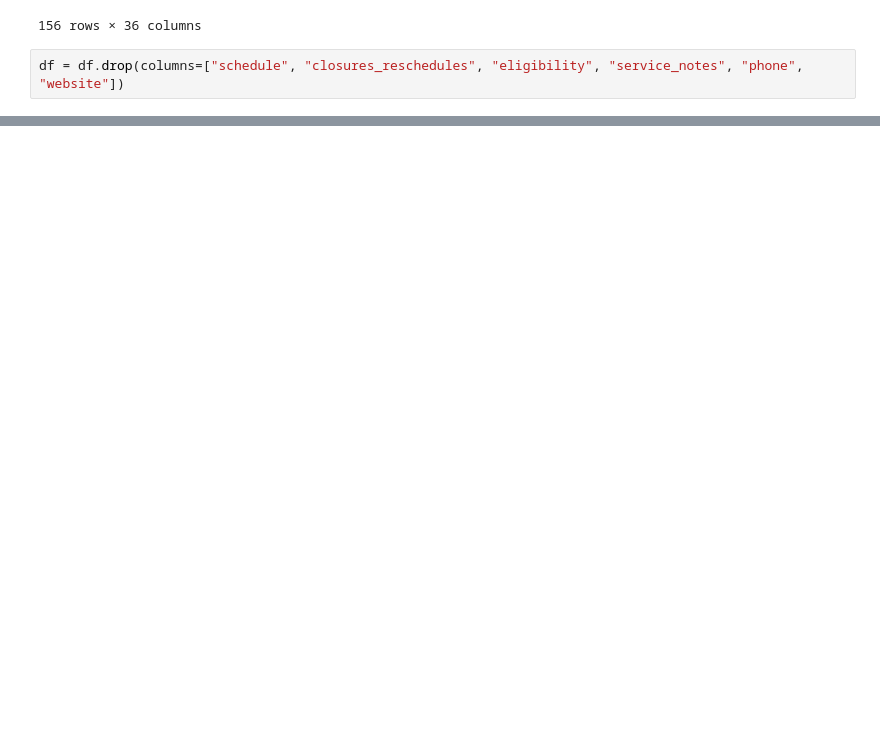
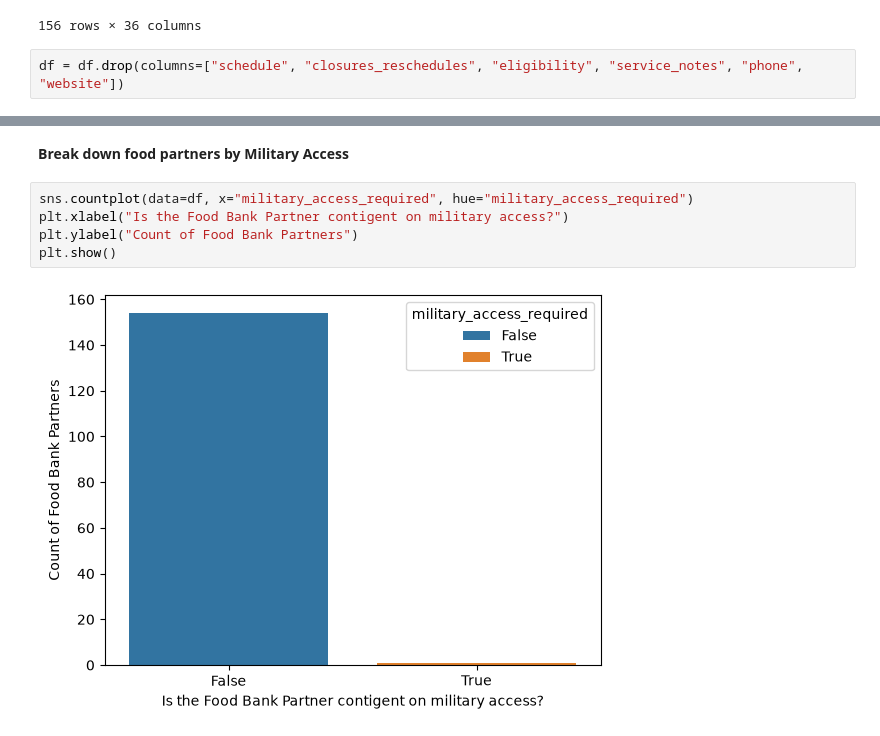
Before and after one commit to Nicolas-Holmgren-Chinique/Food-Bank-Capacity, a Jupyter notebook: Google Maps Data Ingestation.ipynb, the cells around one changed output, grey strips where cells are left out. Drawn from its saved outputs; the diff is of its cells as text; blank space fills up the shorter version.

```diff
--- a/Google Maps Data Ingestation.ipynb
+++ b/Google Maps Data Ingestation.ipynb
@@ -364,0 +584,9 @@ df.to_csv("google_maps_cleaned_data.csv", index=False)
+# %% [markdown]
+**Break down food partners by Military Access**
+# %%
+sns.countplot(data=df, x="military_access_required", hue="military_access_required")
+plt.xlabel("Is the Food Bank Partner contigent on military access?")
+plt.ylabel("Count of Food Bank Partners")
+plt.show()
+# %% [output]
+[figure, added]
```
Also changed, not shown: parts of 56 cells of this notebook.
